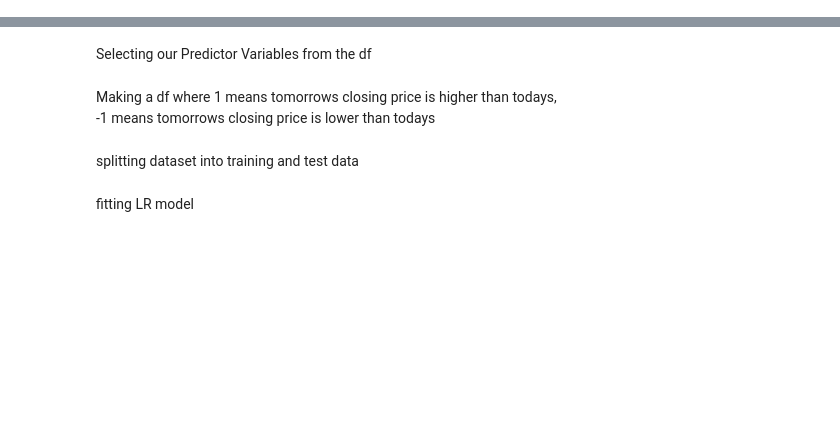
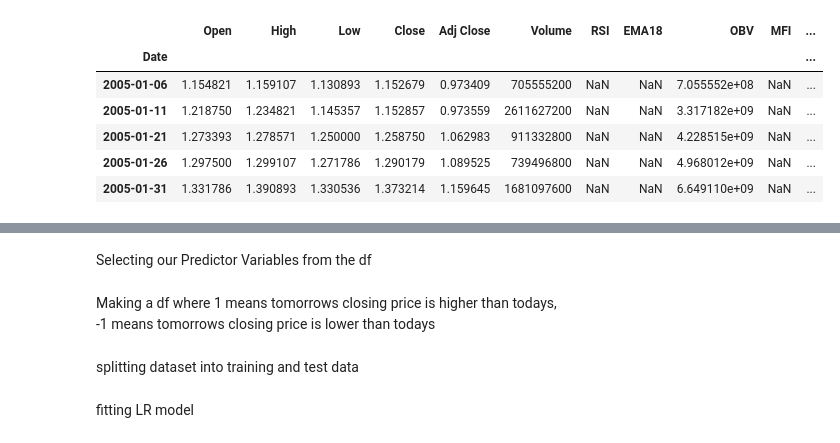
Before and after one commit to ethan-dsouza-dev/Quantico, a Jupyter notebook: main.ipynb, the cells around one changed output, grey strips where cells are left out. Cells and saved outputs as stored; diff of their text form; code cells hidden in the pictures; blank space fills up the shorter version.

```diff
--- a/main.ipynb
+++ b/main.ipynb
@@ -12,0 +31,10 @@ df = get_indicator_data("AAPL")
+# %%
+df.head()
+# %% [output]
+|  | Open | High | Low | Close | Adj Close | Volume | RSI | EMA18 | OBV | MFI | ... |
+| Date |  |  |  |  |  |  |  |  |  |  | ... |
+| 2005-01-06 | 1.154821 | 1.159107 | 1.130893 | 1.152679 | 0.973409 | 705555200 | NaN | NaN | 7.055552e+08 | NaN | ... |
+| 2005-01-11 | 1.218750 | 1.234821 | 1.145357 | 1.152857 | 0.973559 | 2611627200 | NaN | NaN | 3.317182e+09 | NaN | ... |
+| 2005-01-21 | 1.273393 | 1.278571 | 1.250000 | 1.258750 | 1.062983 | 911332800 | NaN | NaN | 4.228515e+09 | NaN | ... |
+| 2005-01-26 | 1.297500 | 1.299107 | 1.271786 | 1.290179 | 1.089525 | 739496800 | NaN | NaN | 4.968012e+09 | NaN | ... |
+| 2005-01-31 | 1.331786 | 1.390893 | 1.330536 | 1.373214 | 1.159645 | 1681097600 | NaN | NaN | 6.649110e+09 | NaN | ... |
```
Also changed, not shown: parts of 16 cells of this notebook.
